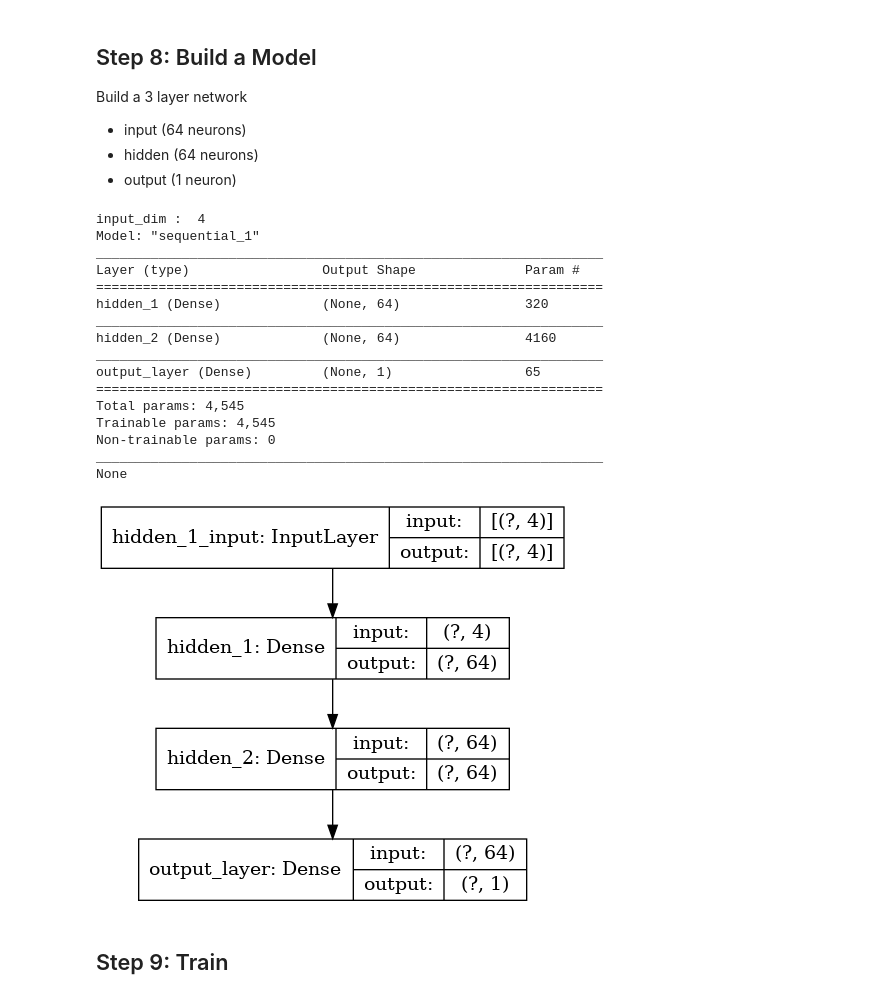
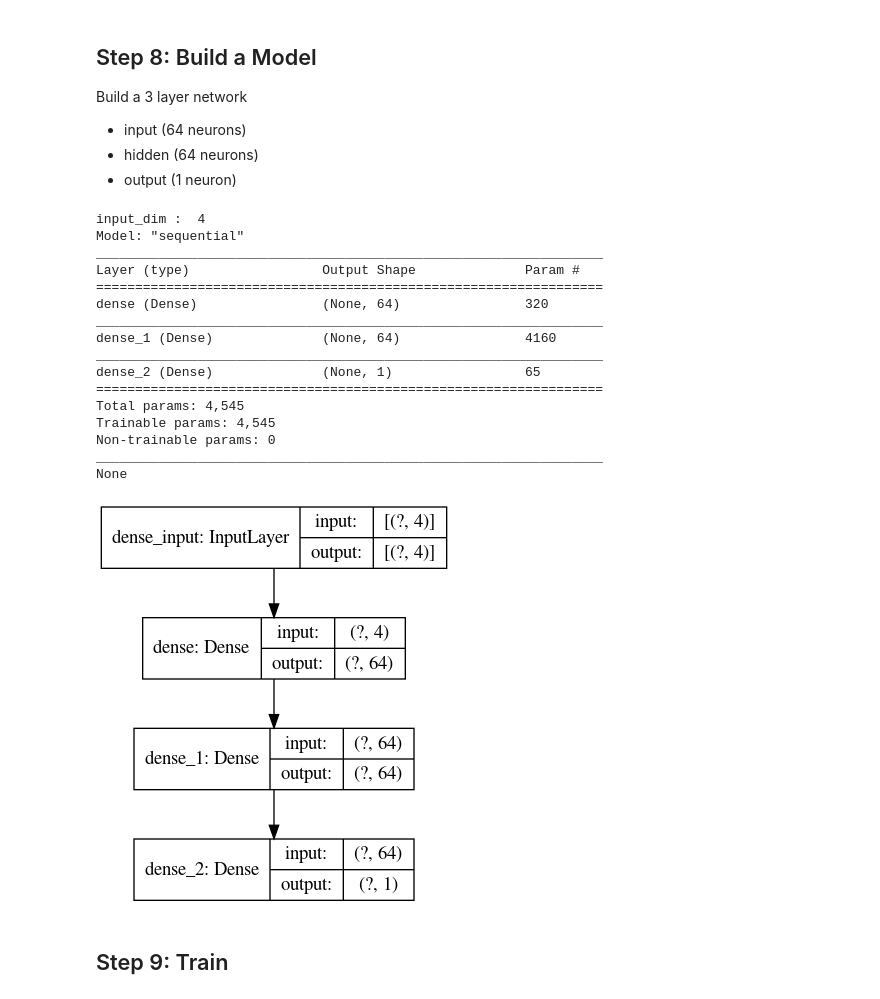
Before and after one commit to elephantscale/deep-learning-with-tensorflow-solutions, a Jupyter notebook: regressions/2-regression-house-prices.ipynb, the cells around one changed output. Drawn from its saved outputs; the diff is of its cells as text; code cells hidden in the pictures.

```diff
--- a/regressions/2-regression-house-prices.ipynb
+++ b/regressions/2-regression-house-prices.ipynb
@@ -224,40 +238,40 @@ Build a 3 layer network
 # %%
 input_dim = len(input_columns)
 print ("input_dim : ", input_dim)
 model = tf.keras.Sequential([
                 # Input layer.. implicitly defined
-                tf.keras.layers.Dense(units=64, activation='relu', input_shape=[input_dim], name="hidden_1"),
-                tf.keras.layers.Dense(units=64, activation='relu', name="hidden_2"),
-                tf.keras.layers.Dense(units=1, activation='linear', name="output_layer")
+                tf.keras.layers.Dense(units=64, activation='relu', input_shape=[input_dim]),
+                tf.keras.layers.Dense(units=64, activation='relu'),
+                tf.keras.layers.Dense(units=1, activation='linear')
             ])
 
 optimizer = tf.keras.optimizers.RMSprop(0.01)
 
 model.compile(loss='mean_squared_error',
               optimizer=optimizer,
               metrics=['mean_absolute_error', 'mean_squared_error'])
 
 print (model.summary())
 
 tf.keras.utils.plot_model(model, to_file='model.png', show_shapes=True)
 # %% [output]
 input_dim :  4
-Model: "sequential_1"
+Model: "sequential"
 _________________________________________________________________
 Layer (type)                 Output Shape              Param #
 =================================================================
-hidden_1 (Dense)             (None, 64)                320
+dense (Dense)                (None, 64)                320
 _________________________________________________________________
-hidden_2 (Dense)             (None, 64)                4160
+dense_1 (Dense)              (None, 64)                4160
 _________________________________________________________________
-output_layer (Dense)         (None, 1)                 65
+dense_2 (Dense)              (None, 1)                 65
 =================================================================
 Total params: 4,545
 Trainable params: 4,545
 Non-trainable params: 0
 _________________________________________________________________
 None
-[figure, old version]
+[figure, new version]
 # %% [markdown]
 ## Step 9:  Train
 # %%
```
Also changed, not shown: parts of 14 cells of this notebook, 1 other file.
